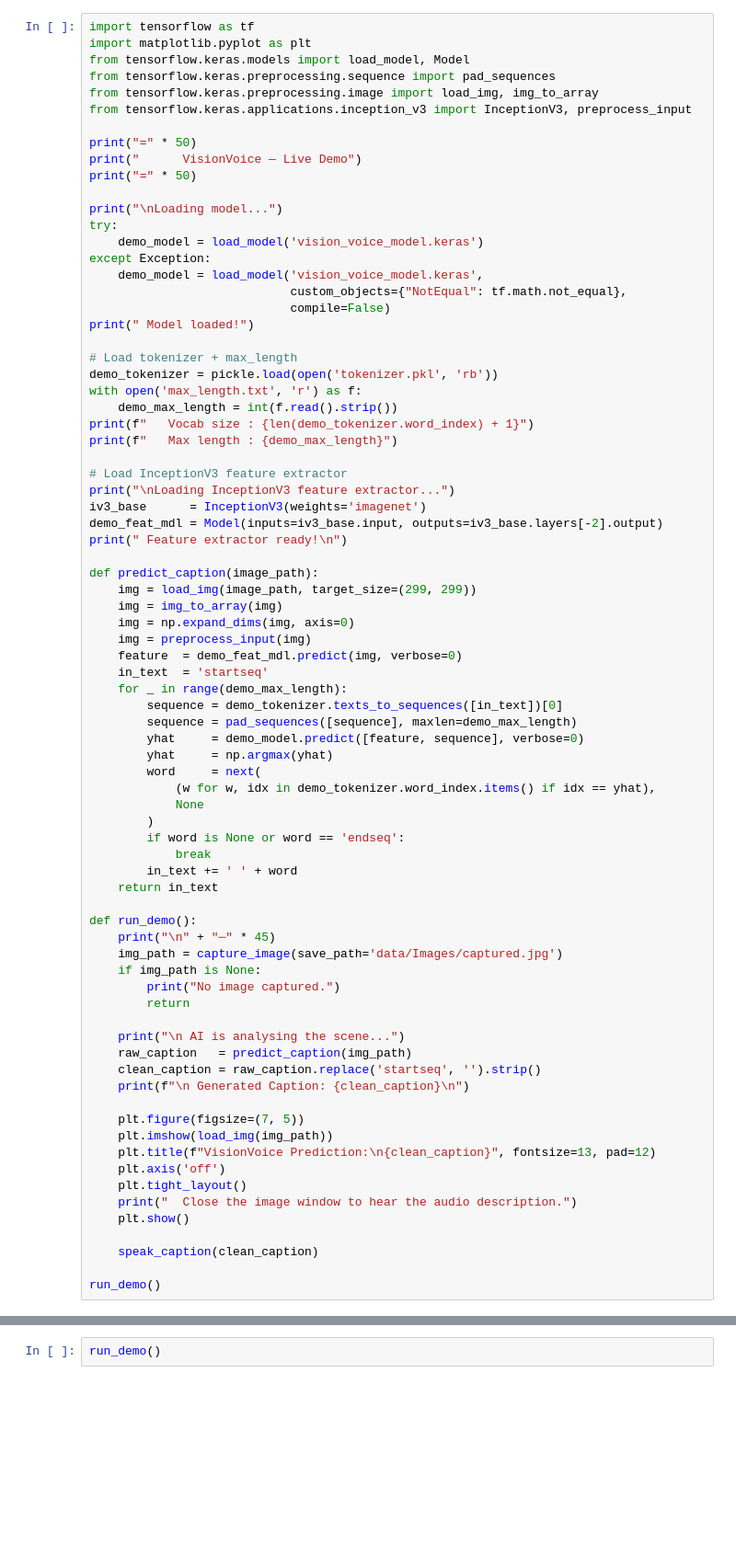
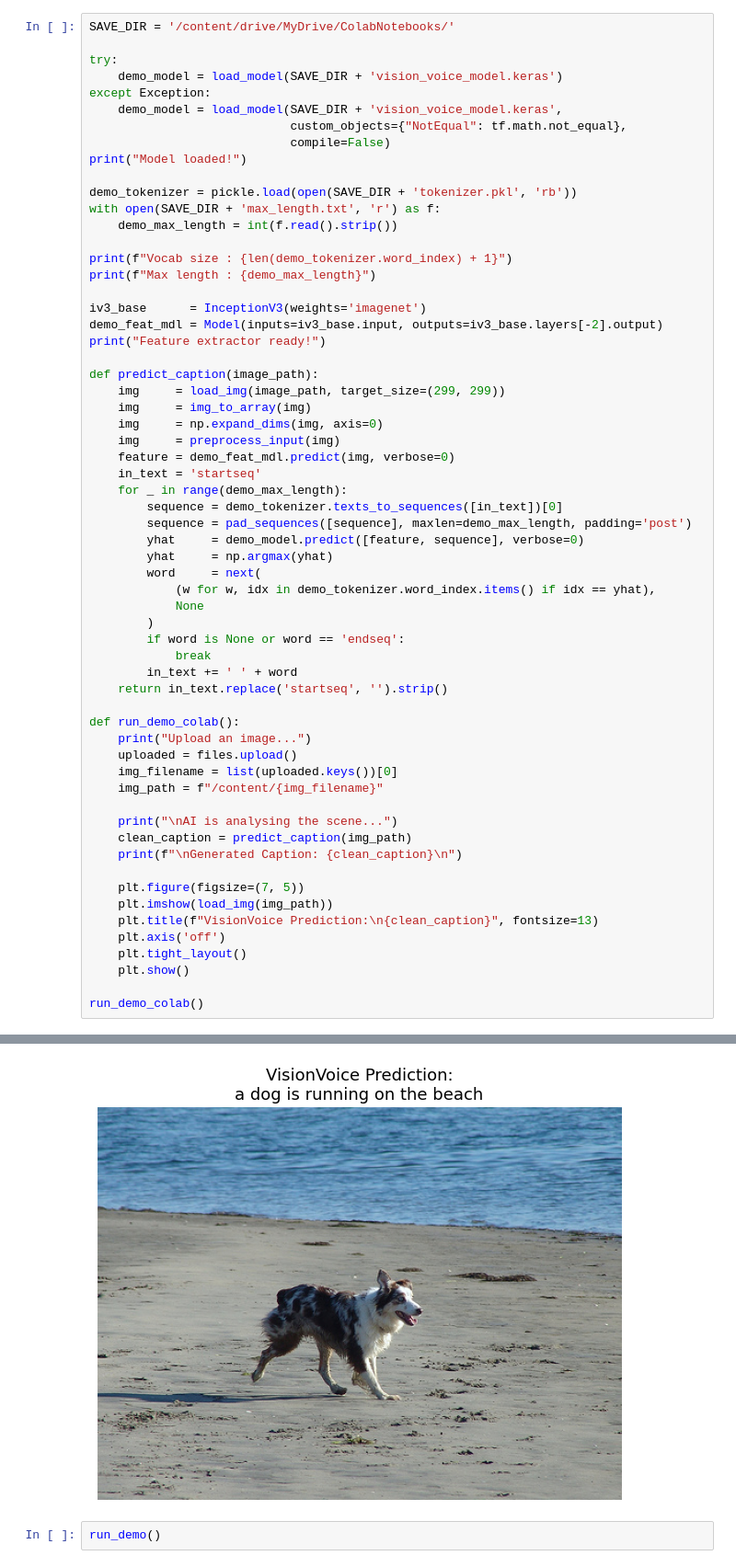
Before and after one commit to Rachna-bhandari/VisionVoice, a Jupyter notebook: VisionVoice.ipynb, the cells around one changed output, grey strips where cells are left out. Shown at 92% size. Cells and saved outputs as stored; diff of their text form; blank space fills up the shorter version.

```diff
--- a/VisionVoice.ipynb
+++ b/VisionVoice.ipynb
@@ -396,47 +373,35 @@ print(" capture_image() ready")
 # %%
-import tensorflow as tf
-import matplotlib.pyplot as plt
-from tensorflow.keras.models import load_model, Model
-from tensorflow.keras.preprocessing.sequence import pad_sequences
-from tensorflow.keras.preprocessing.image import load_img, img_to_array
-from tensorflow.keras.applications.inception_v3 import InceptionV3, preprocess_input
+SAVE_DIR = '/content/drive/MyDrive/ColabNotebooks/'
 
-print("=" * 50)
-print("      VisionVoice — Live Demo")
-print("=" * 50)
-
-print("\nLoading model...")
 try:
-    demo_model = load_model('vision_voice_model.keras')
+    demo_model = load_model(SAVE_DIR + 'vision_voice_model.keras')
 except Exception:
-    demo_model = load_model('vision_voice_model.keras',
+    demo_model = load_model(SAVE_DIR + 'vision_voice_model.keras',
                             custom_objects={"NotEqual": tf.math.not_equal},
                             compile=False)
-print(" Model loaded!")
+print("Model loaded!")
 
-# Load tokenizer + max_length
-demo_tokenizer = pickle.load(open('tokenizer.pkl', 'rb'))
-with open('max_length.txt', 'r') as f:
+demo_tokenizer = pickle.load(open(SAVE_DIR + 'tokenizer.pkl', 'rb'))
+with open(SAVE_DIR + 'max_length.txt', 'r') as f:
     demo_max_length = int(f.read().strip())
-print(f"   Vocab size : {len(demo_tokenizer.word_index) + 1}")
-print(f"   Max length : {demo_max_length}")
 
-# Load InceptionV3 feature extractor
-print("\nLoading InceptionV3 feature extractor...")
+print(f"Vocab size : {len(demo_tokenizer.word_index) + 1}")
+print(f"Max length : {demo_max_length}")
+
 iv3_base      = InceptionV3(weights='imagenet')
 demo_feat_mdl = Model(inputs=iv3_base.input, outputs=iv3_base.layers[-2].output)
-print(" Feature extractor ready!\n")
+print("Feature extractor ready!")
 
 def predict_caption(image_path):
-    img = load_img(image_path, target_size=(299, 299))
-    img = img_to_array(img)
-    img = np.expand_dims(img, axis=0)
-    img = preprocess_input(img)
-    feature  = demo_feat_mdl.predict(img, verbose=0)
-    in_text  = 'startseq'
+    img     = load_img(image_path, target_size=(299, 299))
+    img     = img_to_array(img)
+    img     = np.expand_dims(img, axis=0)
+    img     = preprocess_input(img)
+    feature = demo_feat_mdl.predict(img, verbose=0)
+    in_text = 'startseq'
     for _ in range(demo_max_length):
         sequence = demo_tokenizer.texts_to_sequences([in_text])[0]
-        sequence = pad_sequences([sequence], maxlen=demo_max_length)
+        sequence = pad_sequences([sequence], maxlen=demo_max_length, padding='post')
         yhat     = demo_model.predict([feature, sequence], verbose=0)
         yhat     = np.argmax(yhat)
         word     = next(
@@ -446,28 +411,24 @@ def predict_caption(image_path):
         if word is None or word == 'endseq':
             break
         in_text += ' ' + word
-    return in_text
+    return in_text.replace('startseq', '').strip()
 
-def run_demo():
-    print("\n" + "─" * 45)
-    img_path = capture_image(save_path='data/Images/captured.jpg')
-    if img_path is None:
-        print("No image captured.")
-        return
+def run_demo_colab():
+    print("Upload an image...")
+    uploaded = files.upload()
+    img_filename = list(uploaded.keys())[0]
+    img_path = f"/content/{img_filename}"
 
-    print("\n AI is analysing the scene...")
-    raw_caption   = predict_caption(img_path)
-    clean_caption = raw_caption.replace('startseq', '').strip()
-    print(f"\n Generated Caption: {clean_caption}\n")
+    print("\nAI is analysing the scene...")
+    clean_caption = predict_caption(img_path)
+    print(f"\nGenerated Caption: {clean_caption}\n")
 
     plt.figure(figsize=(7, 5))
     plt.imshow(load_img(img_path))
-    plt.title(f"VisionVoice Prediction:\n{clean_caption}", fontsize=13, pad=12)
+    plt.title(f"VisionVoice Prediction:\n{clean_caption}", fontsize=13)
     plt.axis('off')
     plt.tight_layout()
-    print("  Close the image window to hear the audio description.")
     plt.show()
 
-    speak_caption(clean_caption)
-
-run_demo()
+run_demo_colab()
+# %% [output]
@@ -474,2 +446,3 @@ run_demo()
+[figure, added]
 # %%
 run_demo()
```
Also changed, not shown: parts of 14 cells of this notebook.
